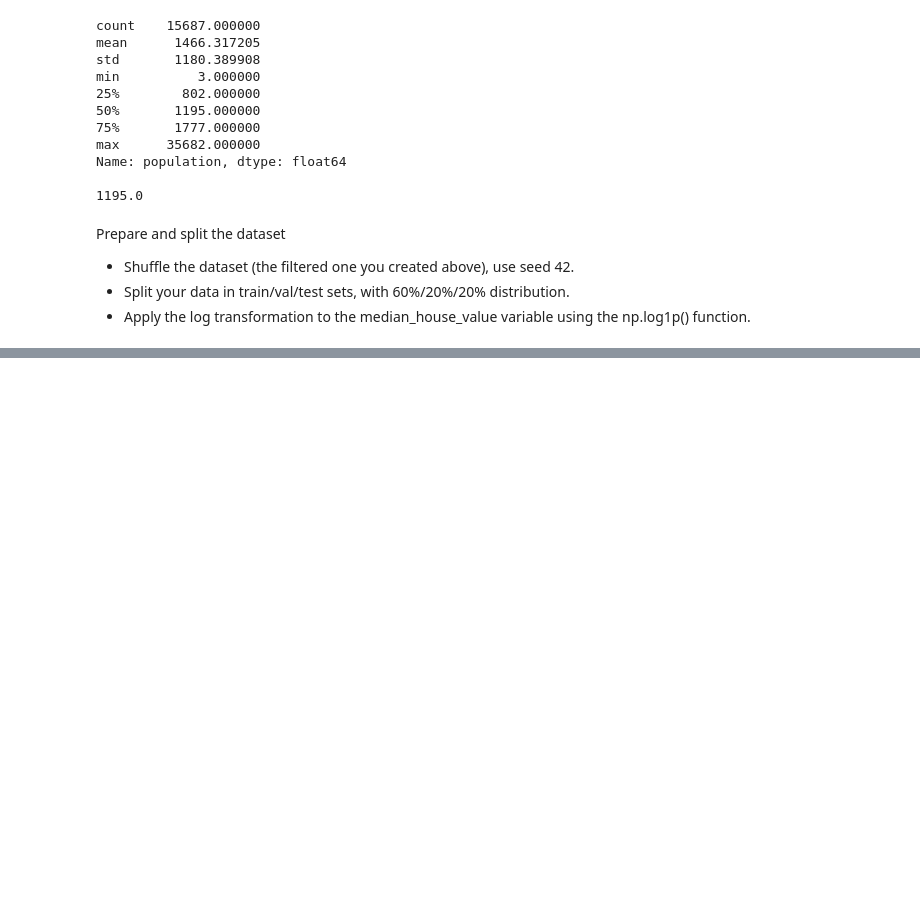
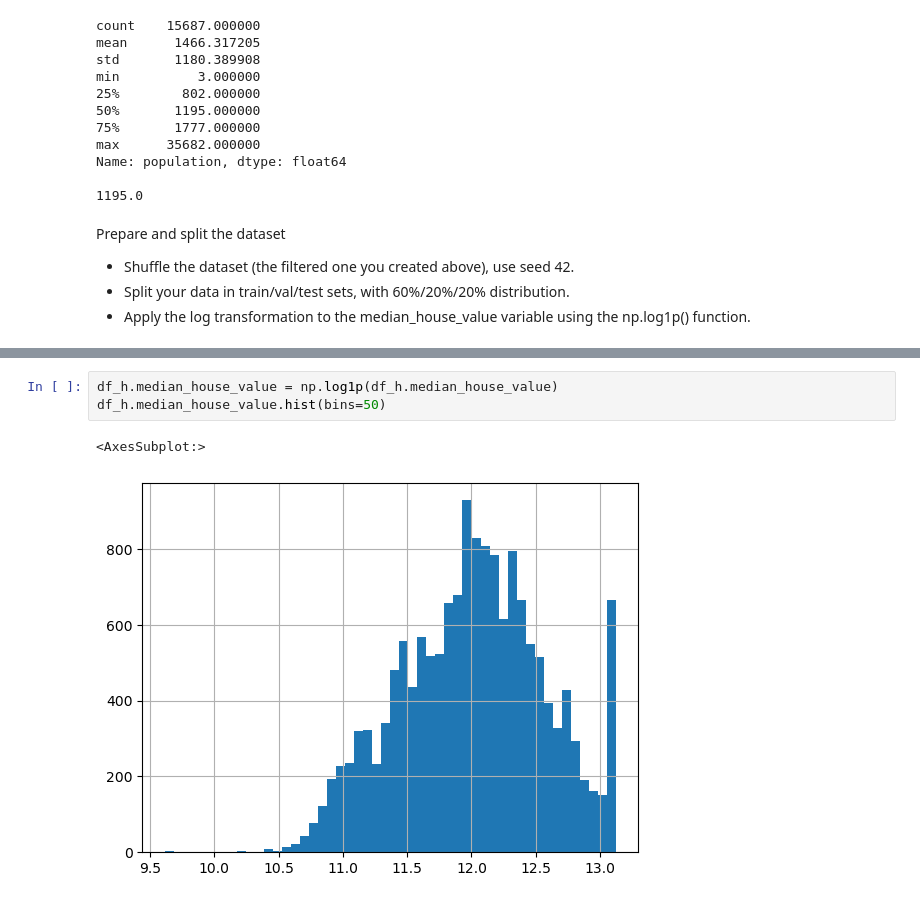
Before and after one commit to BeckMarquez/ML_zoomcamp_2023, a Jupyter notebook: Homework_w2.ipynb, the cells around one changed output, grey strips where cells are left out. Saved outputs shown, nothing was run; the diff lists cells and outputs as text; blank space fills up the shorter version.

```diff
--- a/Homework_w2.ipynb
+++ b/Homework_w2.ipynb
@@ -119,0 +125,6 @@ Prepare and split the dataset
+# %%
+df_h.median_house_value = np.log1p(df_h.median_house_value)
+df_h.median_house_value.hist(bins=50)
+# %% [output]
+<AxesSubplot:>
+[figure, added]
```
Also changed, not shown: parts of 12 cells of this notebook.
